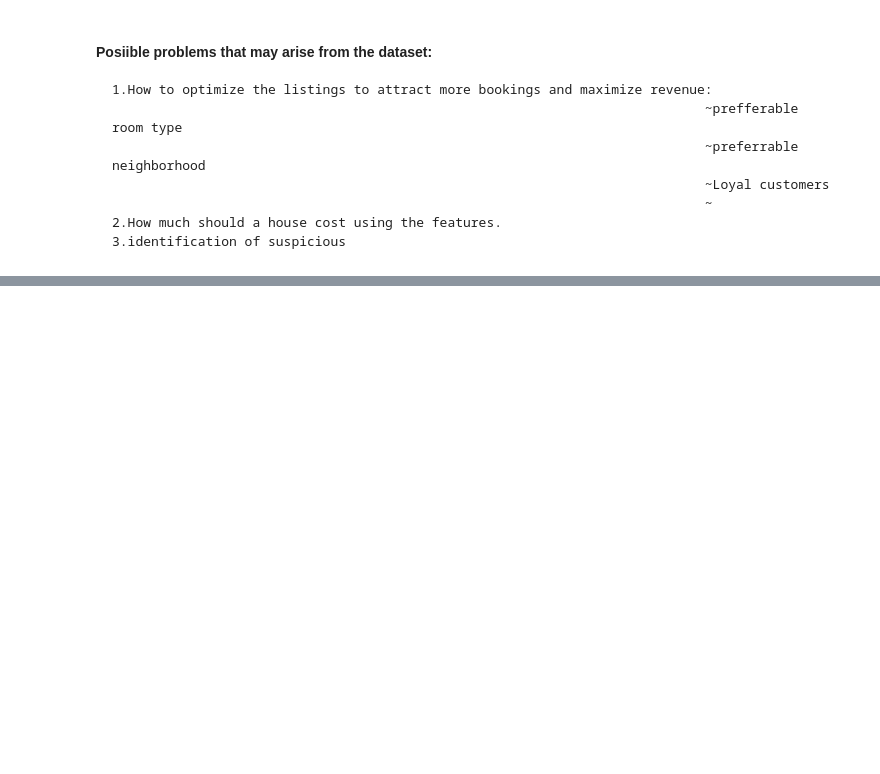
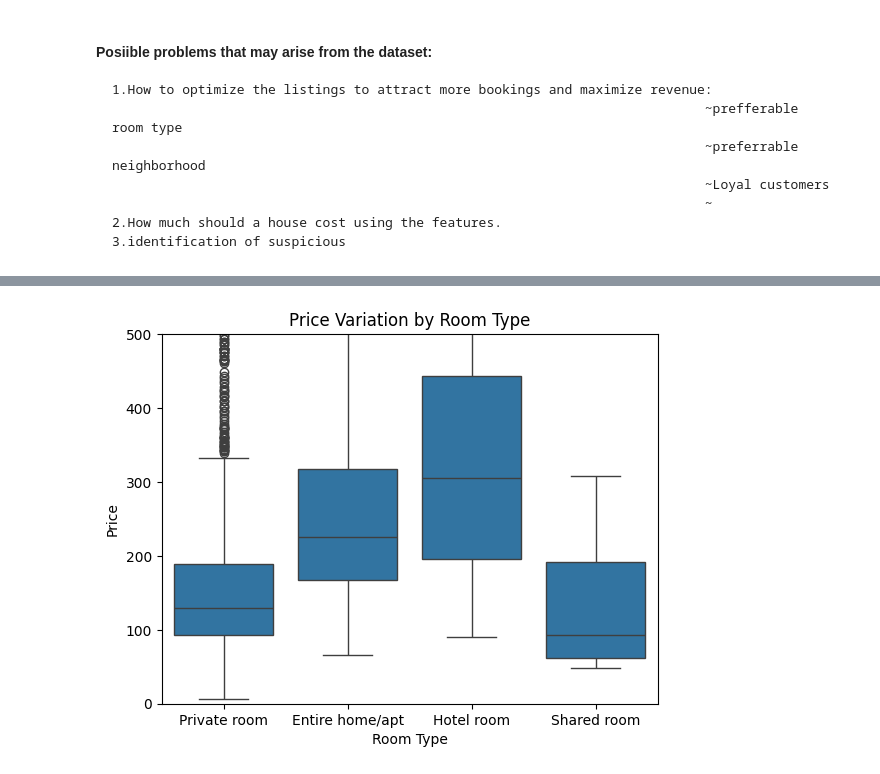
Before and after one commit to Laura-j-code/Listings-Project, a Jupyter notebook: Listings-jyp.ipynb, the cells around one changed output, grey strips where cells are left out. Cells and saved outputs as stored; diff of their text form; code cells hidden in the pictures; blank space fills up the shorter version.

```diff
--- a/Listings-jyp.ipynb
+++ b/Listings-jyp.ipynb
@@ -117,0 +183,11 @@ Name: count, Length: 2011, dtype: int64
+# %%
+sns.boxplot(x='room_type', y='price', data=df)
+plt.title('Price Variation by Room Type')
+plt.xlabel('Room Type')
+plt.ylabel('Price')
+plt.ylim(0, 500)
+plt.show()
+
+# the medians will indicate if there are overpriced listings according to the room type
+# %% [output]
+[figure, added]
```
Also changed, not shown: parts of 16 cells of this notebook.
